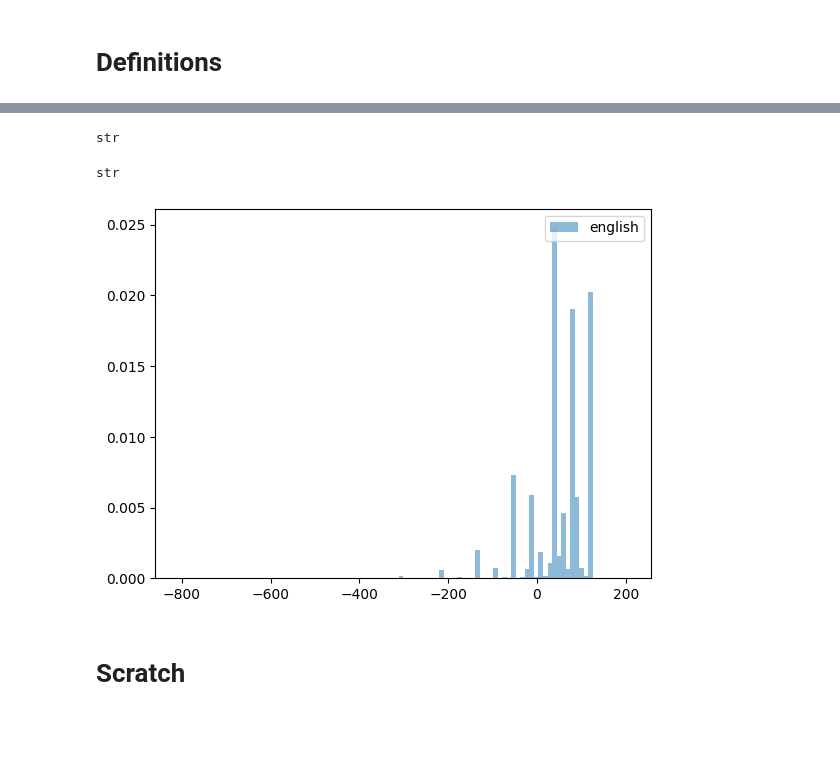
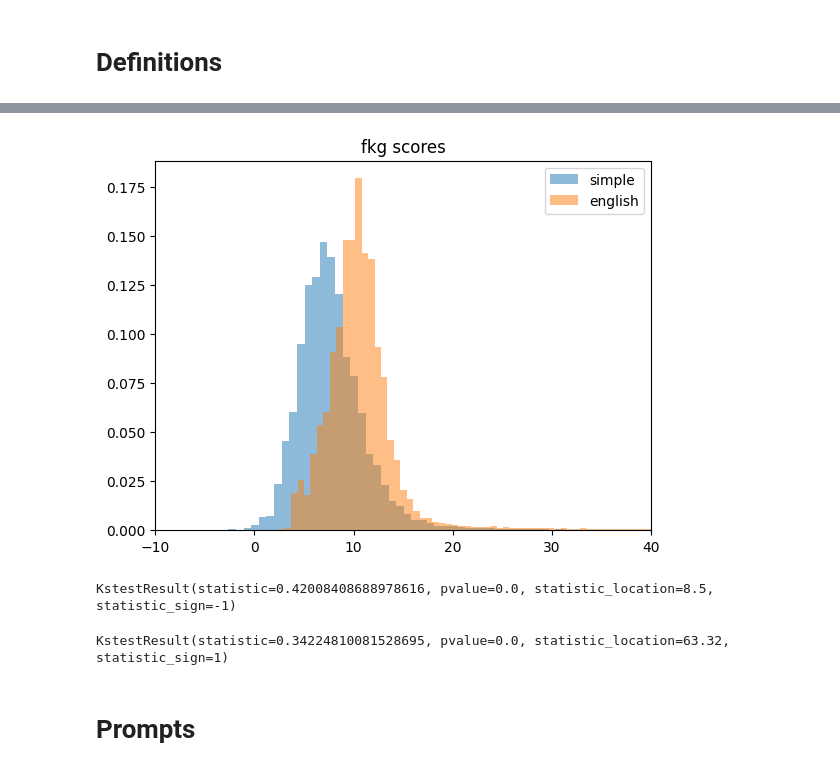
Before and after one commit to david-meltzer/LLMs, a Jupyter notebook: data_analysis/wiki_instructions.ipynb, the cells around one changed output, grey strips where cells are left out. Drawn from its saved outputs; the diff is of its cells as text; code cells hidden in the pictures; blank space fills up the shorter version.

```diff
--- a/data_analysis/wiki_instructions.ipynb
+++ b/data_analysis/wiki_instructions.ipynb
@@ -141,14 +166,21 @@ test_2 = simple_wiki_shared.filter(lambda post:post['title']=='Anarchism')
-# %%
-type(simple_wiki_shared['train'][0]['text'])
-# %% [output]
-str
-# %%
-type(english_wiki_shared['train'][0]['text'])
-# %% [output]
-str
-# %%
-
-plt.legend(loc='upper right')
-plt.show()
-# %% [output]
-[figure, removed]
+# %%
+fig, ax = plt.subplots()
+
+ax.hist(simple_wiki_shared['train']['fkg'],
+         bins=2000,
+         density=True,
+         alpha=.5,
+         label='simple')
+ax.hist(english_wiki_shared['train']['fkg'],
+         bins=2000,
+         density=True,
+         alpha=.5,
+         label='english')
+
+ax.set_xlim(-10,40)
+plt.title('fkg scores')
+plt.legend(loc='upper right')
+plt.savefig('./figures/wiki_fkg')
+plt.show()
+# %% [output]
+[figure, added]
@@ -155,2 +195,10 @@ plt.show()
+# %%
+kstest(np.array(fkg_scores['english']),np.array(fkg_scores['simple']))
+# %% [output]
+KstestResult(statistic=0.42008408688978616, pvalue=0.0, statistic_location=8.5, statistic_sign=-1)
+# %%
+kstest(np.array(fre_scores['english']),np.array(fre_scores['simple']))
+# %% [output]
+KstestResult(statistic=0.34224810081528695, pvalue=0.0, statistic_location=63.32, statistic_sign=1)
 # %% [markdown]
-# Scratch
+# Prompts
```
Also changed, not shown: parts of 28 cells of this notebook.
